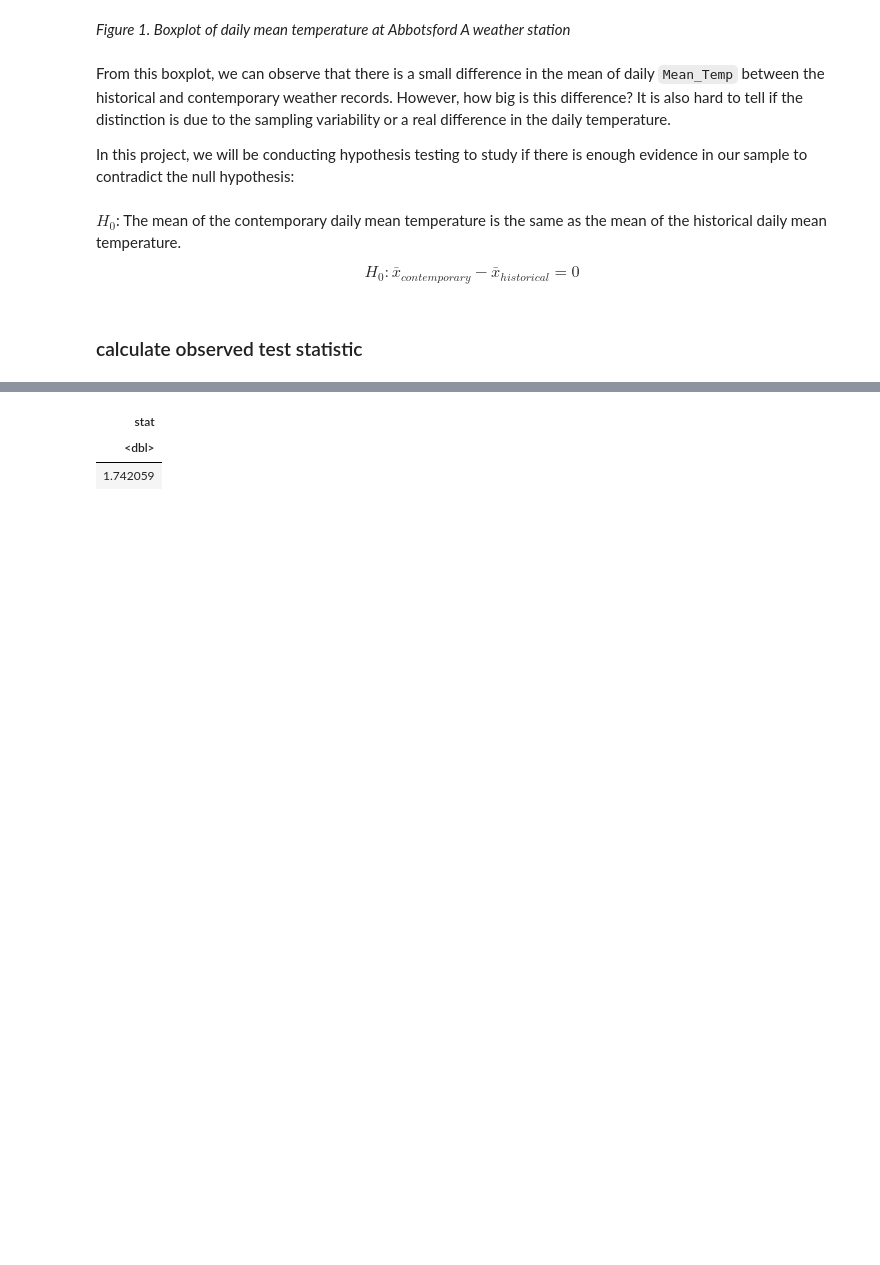
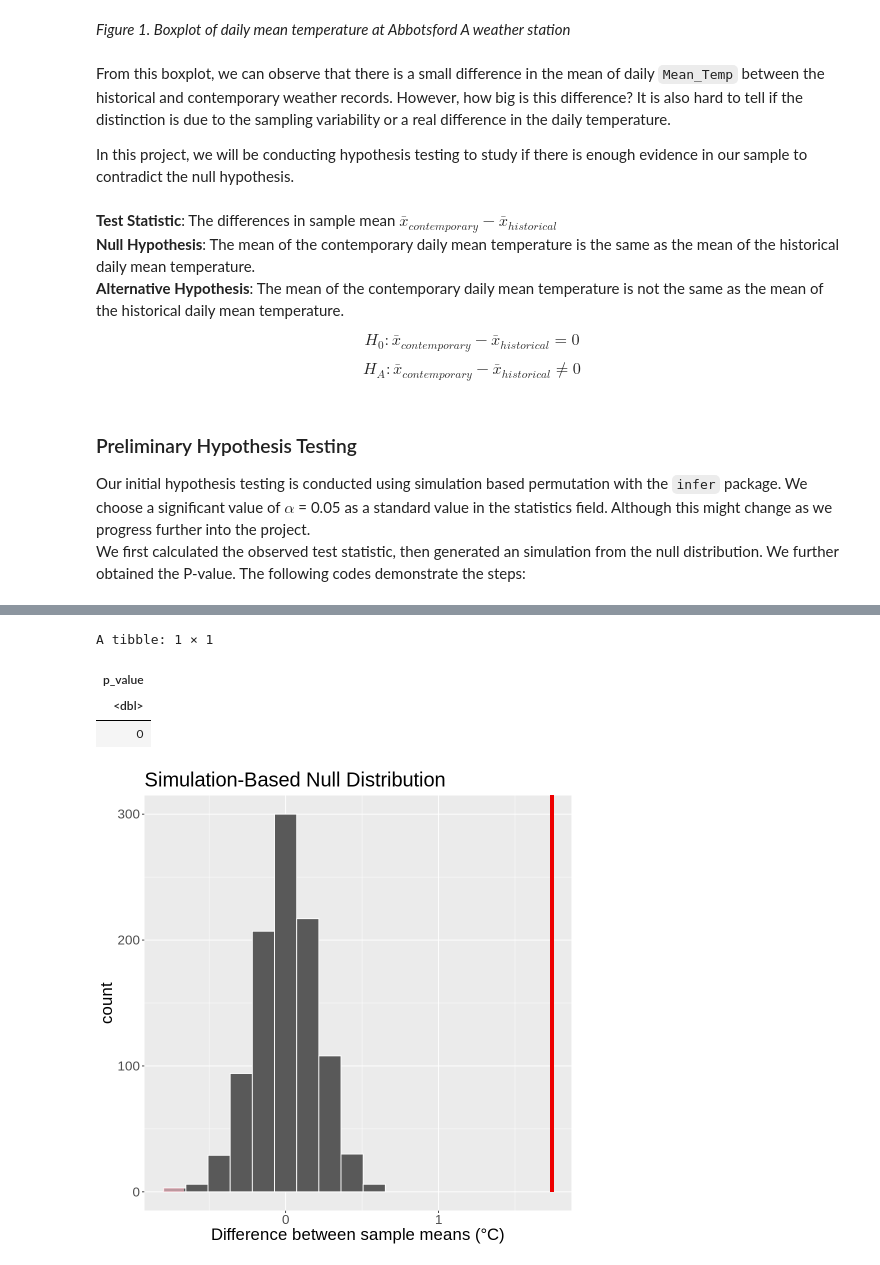
Before and after one commit to yxing6/STAT201-GroupProject-Climate, a Jupyter notebook: STAT201-Group17-ProjectProposal.ipynb, the cells around one changed output, grey strips where cells are left out. Saved outputs shown, nothing was run; the diff lists cells and outputs as text; code cells hidden in the pictures; blank space fills up the shorter version.

```diff
--- a/STAT201-Group17-ProjectProposal.ipynb
+++ b/STAT201-Group17-ProjectProposal.ipynb
@@ -110,16 +111,39 @@ temp_boxplots
 # %% [markdown]
 From this boxplot, we can observe that there is a small difference in the mean of daily `Mean_Temp` between the historical and contemporary weather records. However, how big is this difference? It is also hard to tell if the distinction is due to the sampling variability or a real difference in the daily temperature.
 
-In this project, we will be conducting hypothesis testing to study if there is enough evidence in our sample to contradict the null hypothesis:
+In this project, we will be conducting hypothesis testing to study if there is enough evidence in our sample to contradict the null hypothesis.
 # %% [markdown]
-$H_0$: The mean of the contemporary daily mean temperature is the same as the mean of the historical daily mean temperature.
+**Test Statistic**: The differences in sample mean  $\bar{x}_{contemporary} - \bar{x}_{historical}$
+**Null Hypothesis**: The mean of the contemporary daily mean temperature is the same as the mean of the historical daily mean temperature.
+**Alternative Hypothesis**: The mean of the contemporary daily mean temperature is not the same as the mean of the historical daily mean temperature.
 
 $$H_0: \bar{x}_{contemporary} - \bar{x}_{historical} = 0$$
+$$H_A: \bar{x}_{contemporary} - \bar{x}_{historical} \neq 0$$
 # %% [markdown]
-### calculate observed test statistic
+### Preliminary Hypothesis Testing
+
+Our initial hypothesis testing is conducted using simulation based permutation with the `infer` package. We choose a significant value of $\alpha$ = 0.05 as a standard value in the statistics field. Although this might change as we progress further into the project.
+We first calculated the observed test statistic, then generated an simulation from the null distribution. We further obtained the P-value. The following codes demonstrate the steps:
 # %%
+set.seed(100)
 obs_diff_in_temp <- station_temp %>%
-    specify(formula = Mean_Temp ~ Year) %>%
+    specify(formula = Mean_Temp ~ Category) %>%
     calculate(stat = "diff in means", order = c("contemporary", "historical"))
-obs_diff_in_temp
+
+null_diff_in_temp <- station_temp %>%
+    specify(formula = Mean_Temp ~ Category) %>%
+    hypothesize(null = "independence") %>%
+    generate(reps = 1000, type = "permute") %>%
+    calculate(stat = "diff in means", order = c("contemporary", "historical"))
+
+diff_in_temp_plot <- null_diff_in_temp %>%
+    visualize(bins = 10) +
+    shade_p_value(obs_stat = obs_diff_in_temp, direction = "both") +
+    xlab("Difference between sample means (°C)") +
+    theme(text = element_text(size = 20))
+diff_in_temp_plot
+
+p_value <- null_diff_in_temp %>%
+    get_p_value(obs_stat = obs_diff_in_temp, direction = "both")
+p_value
 # %% [output]
@@ -127,3 +152,5 @@ A infer: 1 × 1
+A tibble: 1 × 1
-| stat |
+| p_value |
 | <dbl> |
-| 1.742059 |
+| 0 |
+[figure, added]
```
Also changed, not shown: parts of 17 cells of this notebook.
